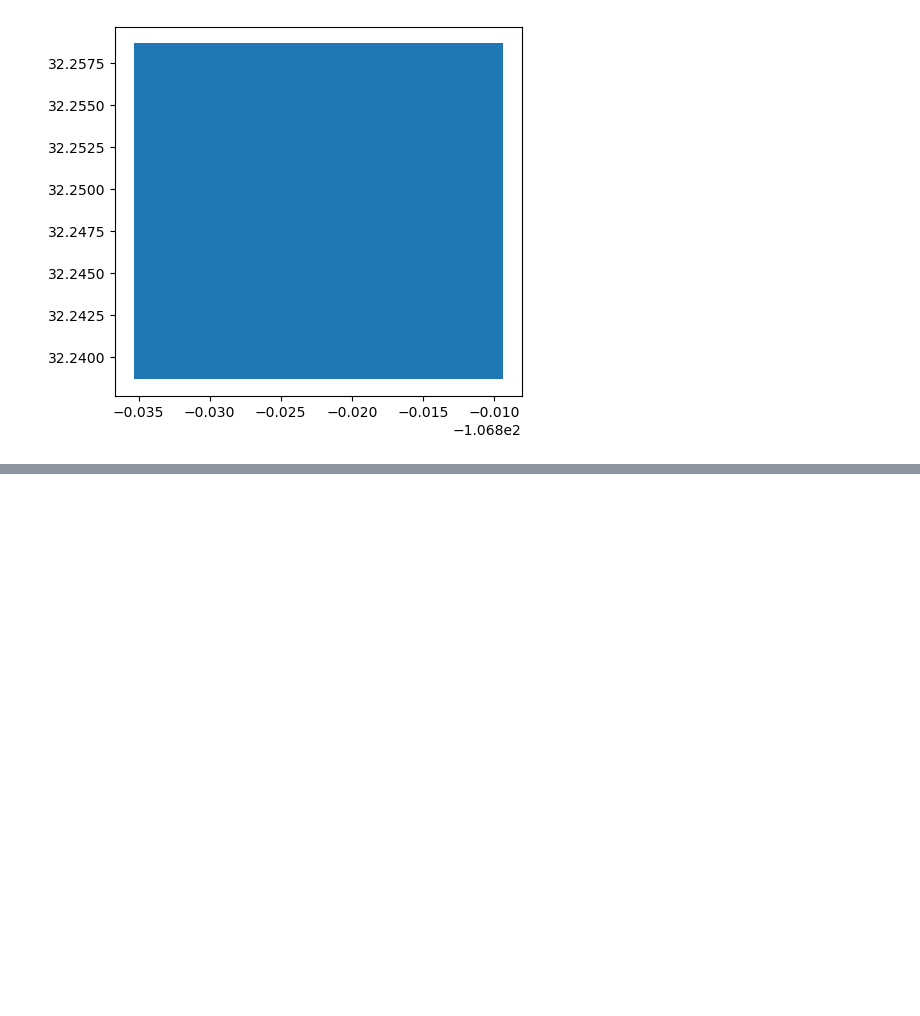
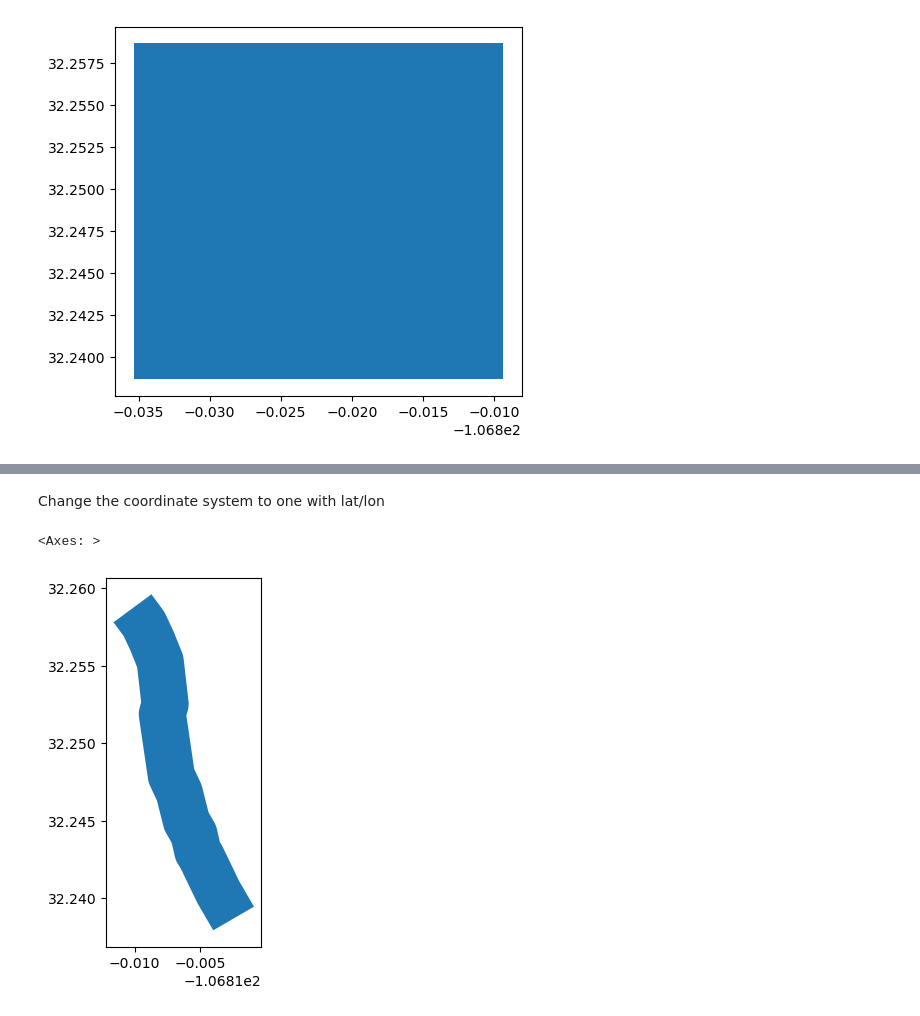
Before and after one commit to dtadych/Tadych_PlanetData_Challenge, a Jupyter notebook: AOI_clipping.ipynb, the cells around one changed output, grey strips where cells are left out. Cells and saved outputs as stored; diff of their text form; code cells hidden in the pictures; blank space fills up the shorter version.

```diff
--- a/AOI_clipping.ipynb
+++ b/AOI_clipping.ipynb
@@ -131,0 +150,8 @@ river_buffer.to_file("AOI/"+site_name+"_riverbuffer.json", driver="GeoJSON")
+# %% [markdown]
+Change the coordinate system to one with lat/lon
+# %%
+converted = river_buffer.to_crs(4326)
+converted.plot()
+# %% [output]
+<Axes: >
+[figure, added]
```
Also changed, not shown: parts of 13 cells of this notebook, 1 other file.
